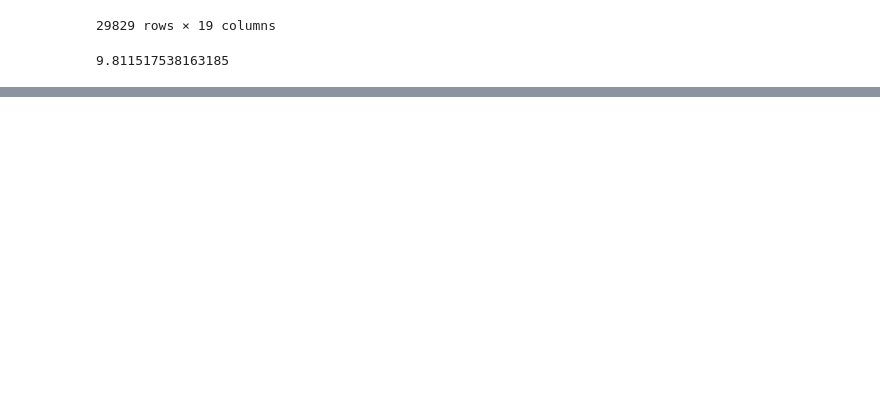
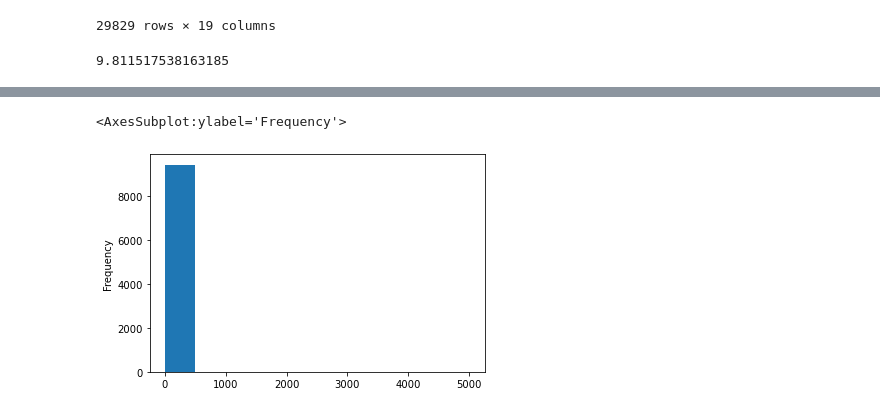
Before and after one commit to sasomedina/housi_rent_sp, a Jupyter notebook: Aluguel_SP_PP2.ipynb, the cells around one changed output, grey strips where cells are left out. Saved outputs shown, nothing was run; the diff lists cells and outputs as text; code cells hidden in the pictures; blank space fills up the shorter version.

```diff
--- a/Aluguel_SP_PP2.ipynb
+++ b/Aluguel_SP_PP2.ipynb
@@ -948,0 +964,3 @@ nivelmax_c
+# %%
+zona_n = df_alg1[df_alg1.Zona == 'Zona Norte']
+zona_n
@@ -948,0 +983,6 @@ nivelmax_c
+# %%
+# distribuição dos dados
+zona_n.Aluguel_m2.plot.hist(bins=10)
+# %% [output]
+<AxesSubplot:ylabel='Frequency'>
+[figure, added]
```
Also changed, not shown: parts of 68 cells of this notebook, 5 other files.
